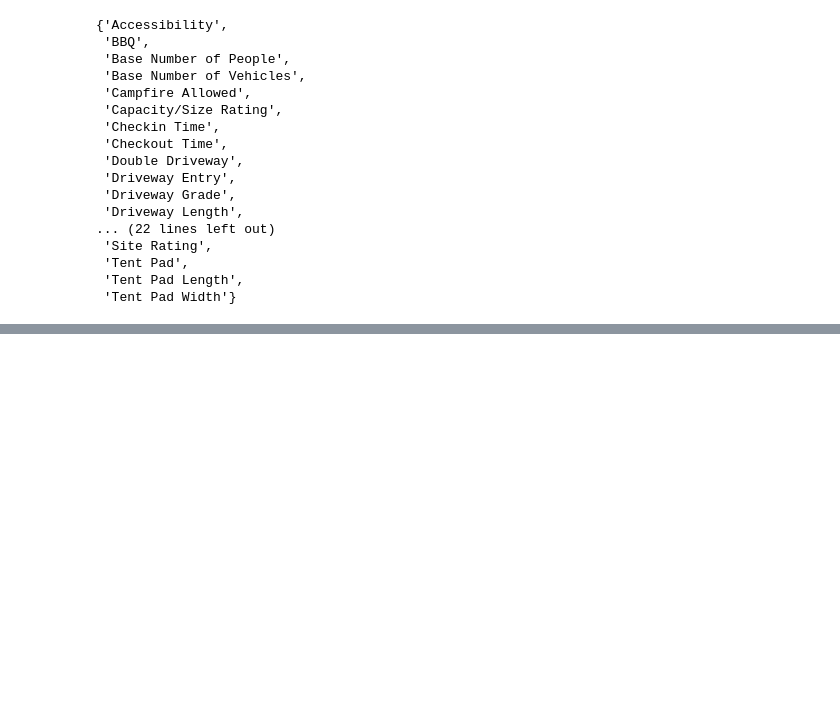
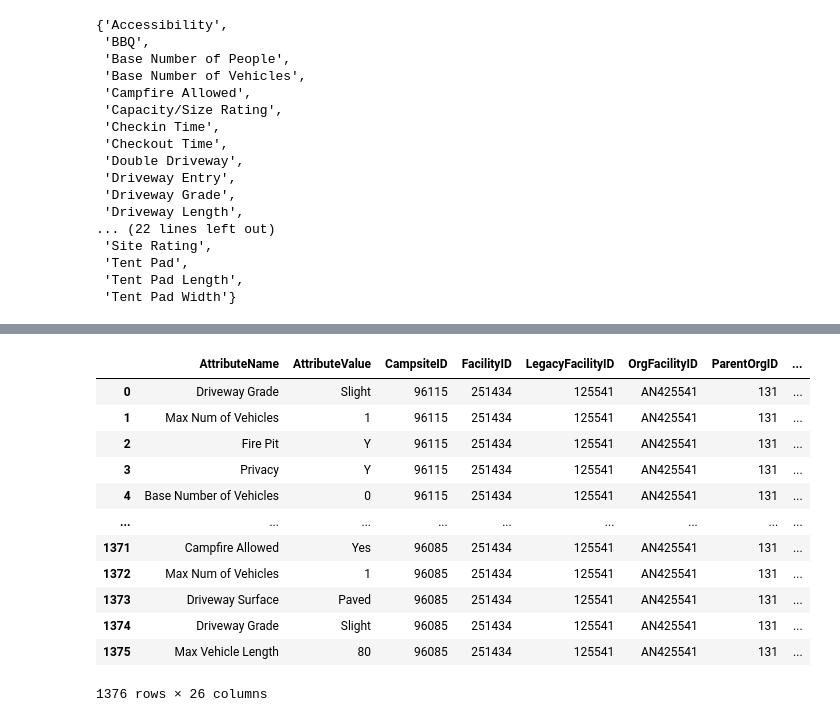
Before and after one commit to gizm00/strata_2021, a Jupyter notebook: notebooks/RIDB.ipynb, the cells around one changed output, grey strips where cells are left out. Cells and saved outputs as stored; diff of their text form; code cells hidden in the pictures; blank space fills up the shorter version.

```diff
--- a/notebooks/RIDB.ipynb
+++ b/notebooks/RIDB.ipynb
@@ -175,0 +211,5 @@ df.query("FacilityID == '251434'")
+# %%
+with open('../data/ridb_campsites_mock.json') as f:
+    ridb_json = json.loads(f.read())
+
+df = pd.json_normalize(ridb_json, "ATTRIBUTES", ["CampsiteID", "FacilityID"])
@@ -175,0 +270,16 @@ df.query("FacilityID == '251434'")
+# %%
+df.merge(df_ridb_camping, on='FacilityID', how='left')
+# %% [output]
+|  | AttributeName | AttributeValue | CampsiteID | FacilityID | LegacyFacilityID | OrgFacilityID | ParentOrgID | ... |
+| 0 | Driveway Grade | Slight | 96115 | 251434 | 125541 | AN425541 | 131 | ... |
+| 1 | Max Num of Vehicles | 1 | 96115 | 251434 | 125541 | AN425541 | 131 | ... |
+| 2 | Fire Pit | Y | 96115 | 251434 | 125541 | AN425541 | 131 | ... |
+| 3 | Privacy | Y | 96115 | 251434 | 125541 | AN425541 | 131 | ... |
+| 4 | Base Number of Vehicles | 0 | 96115 | 251434 | 125541 | AN425541 | 131 | ... |
+| ... | ... | ... | ... | ... | ... | ... | ... | ... |
+| 1371 | Campfire Allowed | Yes | 96085 | 251434 | 125541 | AN425541 | 131 | ... |
+| 1372 | Max Num of Vehicles | 1 | 96085 | 251434 | 125541 | AN425541 | 131 | ... |
+| 1373 | Driveway Surface | Paved | 96085 | 251434 | 125541 | AN425541 | 131 | ... |
+| 1374 | Driveway Grade | Slight | 96085 | 251434 | 125541 | AN425541 | 131 | ... |
+| 1375 | Max Vehicle Length | 80 | 96085 | 251434 | 125541 | AN425541 | 131 | ... |
+1376 rows × 26 columns
```
Also changed, not shown: parts of 21 cells of this notebook, 15 other files.
